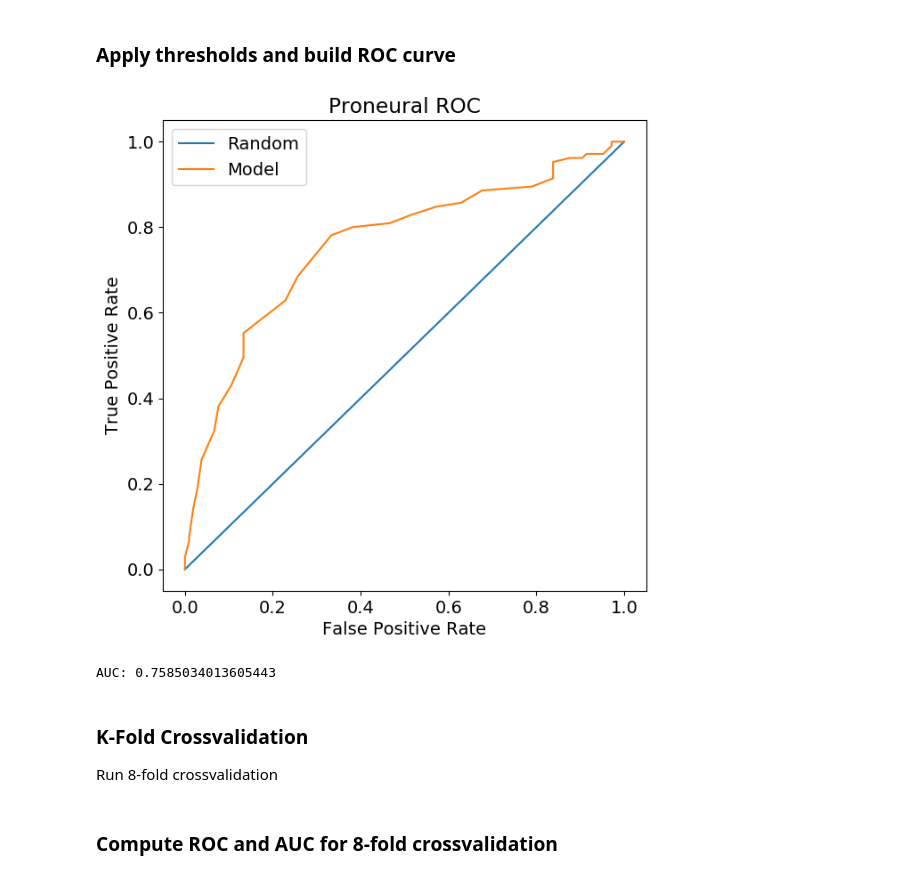
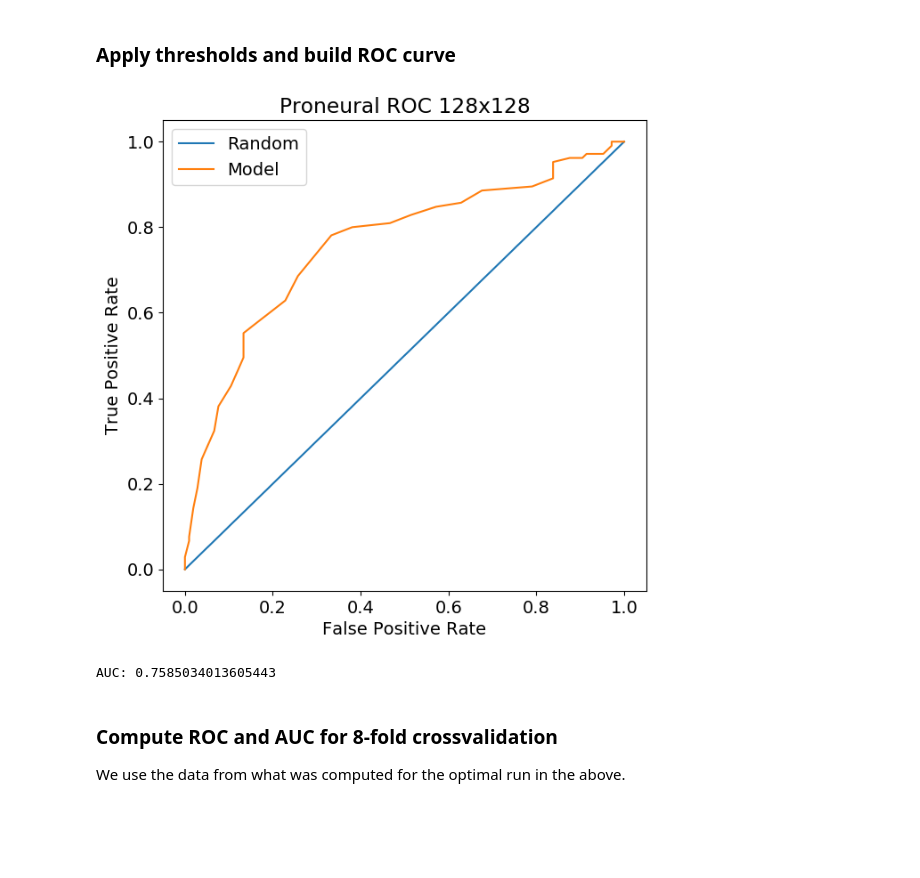
Before and after one commit to chiaramooney/ml-plsda-classification, a Jupyter notebook: PLSDA-cancer-classification-128.ipynb, the cells around one changed output. Saved outputs shown, nothing was run; the diff lists cells and outputs as text; code cells hidden in the pictures; blank space fills up the shorter version.

```diff
--- a/PLSDA-cancer-classification-128.ipynb
+++ b/PLSDA-cancer-classification-128.ipynb
@@ -19,7 +19,7 @@ from sklearn.metrics import r2_score
 LOG_FLAG = False  # Flag to print debugging/log text
 
 # Increase font sizes
-matplotlib.rcParams.update({'font.size': 14})
+matplotlib.rcParams.update({'font.size': 16})
 # %% [markdown]
 # Parsing Data
 After performing preprocessing on our images, the input data for this program will be a '.csv' file. The following code parses the data in that file and stores it into two arrays. X will be the array that contains the pixel color values for all of the pixels in all 100 of our images. Y will be the array which lists the label (0) mes or (1) pro for each of the cell images.
@@ -239,0 +229,3 @@ Number of components: 20, Q2Y: some number
+# %%
+component_range = np.arange(1, 11)
+q2y_range, opt_Y_pred, opt_Y_test, opt_num_components = cv_predict_and_report_opt(component_range, X, Y)
@@ -281,7 +308,7 @@ Perform LOO cross validation on our model to evaluate the prediction error of ou
 # %% [markdown]
 ### Separate data and train
 # %%
-num_of_comp = 2   # The number of PCs we will use for PLS
+num_of_comp = opt_num_components   # The number of PCs we will use for PLS
 loo = LeaveOneOut()
 
 pls = PLSRegression(n_components=(num_of_comp))
@@ -368,37 +395,34 @@ for t in thresh_ranges:
     mes_fpr = mes_false_pos / (num_pro_labels)
     pro_tpr = pro_true_pos / (num_pro_labels)
     pro_fpr = pro_false_pos / (num_mes_labels)
 
     mes_tpr_thresh_range.append(mes_tpr)
     mes_fpr_thresh_range.append(mes_fpr)
     pro_tpr_thresh_range.append(pro_tpr)
     pro_fpr_thresh_range.append(pro_fpr)
 
     if (LOG_FLAG):
         print("LOO Cross Validation Results [128 CASE]:")
         print("mes cells correctly predicted: ", mes_correct)
         print("mes cells incorrecly predicted: ", mes_false_pos)
         print("pro cells correctly predicted: ", pro_correct)
         print("pro cells incorrectly predicted: ", pro_false_pos)
 
 # Plot data
 plt.figure(figsize =(7, 7), dpi=100)
-plt.title("Proneural ROC")
+plt.title("Proneural ROC {}x{}"
+          .format(IMAGE_DIM, IMAGE_DIM))
 plt.plot([0,1], [0,1], label="Random")
 plt.plot(pro_fpr_thresh_range, pro_tpr_thresh_range, label="Model")
 plt.xlabel("False Positive Rate")
 plt.ylabel("True Positive Rate")
 plt.legend()
 plt.show()
 
 # Compute AUC
 from sklearn.metrics import auc
 model_auc = auc(pro_fpr_thresh_range, pro_tpr_thresh_range)
 print("AUC: {}".format(model_auc))
 # %% [output]
-[figure, old version]
+[figure, new version]
 AUC: 0.7585034013605443
-# %% [markdown]
-### K-Fold Crossvalidation
-
-Run 8-fold crossvalidation
@@ -476,5 +429,7 @@ if (LOG_FLAG):
 # %% [markdown]
 ### Compute ROC and AUC for 8-fold crossvalidation
+
+We use the data from what was computed for the optimal run in the above.
 # %%
 from sklearn.metrics import auc
 # %%
```
Also changed, not shown: parts of 11 cells of this notebook, 5 other files.
